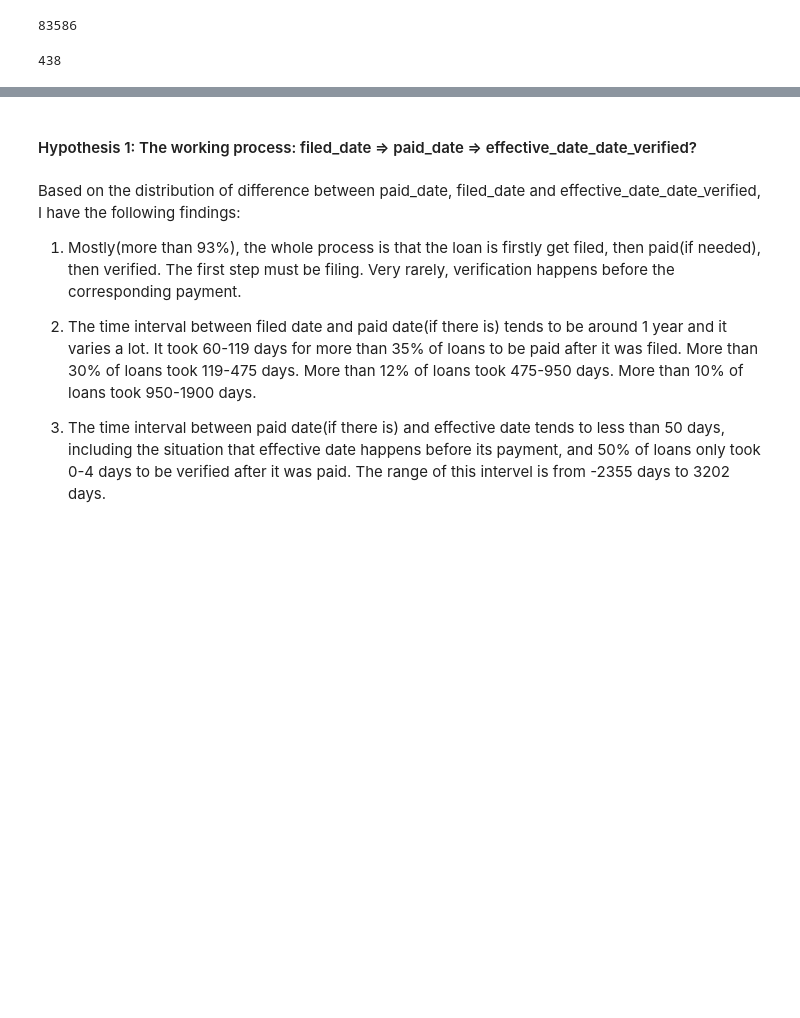
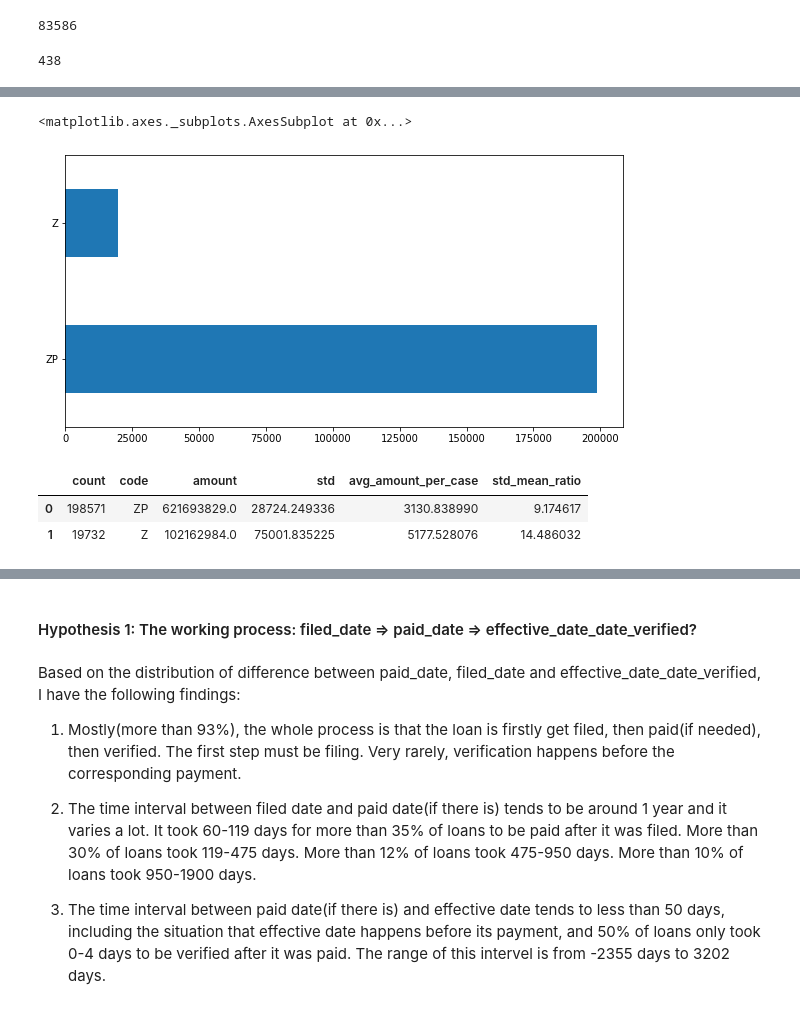
Before and after one commit to crazywiden/Leetcode_daily_submit, a Jupyter notebook: 20e/AnotherOne.ipynb, the cells around one changed output, grey strips where cells are left out. Saved outputs shown, nothing was run; the diff lists cells and outputs as text; code cells hidden in the pictures; blank space fills up the shorter version.

```diff
--- a/20e/AnotherOne.ipynb
+++ b/20e/AnotherOne.ipynb
@@ -218,0 +291,21 @@ Name: legislative_prohibited_code, dtype: int64
+# %%
+rcParams['figure.figsize'] = 10,5
+publicRecords['industry_code_kind_of_business'].value_counts(dropna=False).plot(kind='barh')
+# %% [output]
+<matplotlib.axes._subplots.AxesSubplot at 0x...>
+[figure, added]
+# %%
+ic_amt = pd.DataFrame(publicRecords.groupby('industry_code_kind_of_business')['amount'].sum())
+ic_amt['code'] = ic_amt.index
+ic_std = pd.DataFrame(publicRecords.groupby('industry_code_kind_of_business')['amount'].std())
+ic_std.columns = ['std']
+ic_std['code'] = ic_std.index
+ic_temp = pd.merge(ic_cnt, ic_amt, on='code')
+ic_temp = pd.merge(ic_temp, ic_std, on='code')
+ic_temp['avg_amount_per_case'] = ic_temp['amount']/ic_temp['count']
+ic_temp['std_mean_ratio'] = ic_temp['std']/ic_temp['avg_amount_per_case']
+ic_temp.head()
+# %% [output]
+|  | count | code | amount | std | avg_amount_per_case | std_mean_ratio |
+| 0 | 198571 | ZP | 621693829.0 | 28724.249336 | 3130.838990 | 9.174617 |
+| 1 | 19732 | Z | 102162984.0 | 75001.835225 | 5177.528076 | 14.486032 |
```
Also changed, not shown: parts of 42 cells of this notebook.
